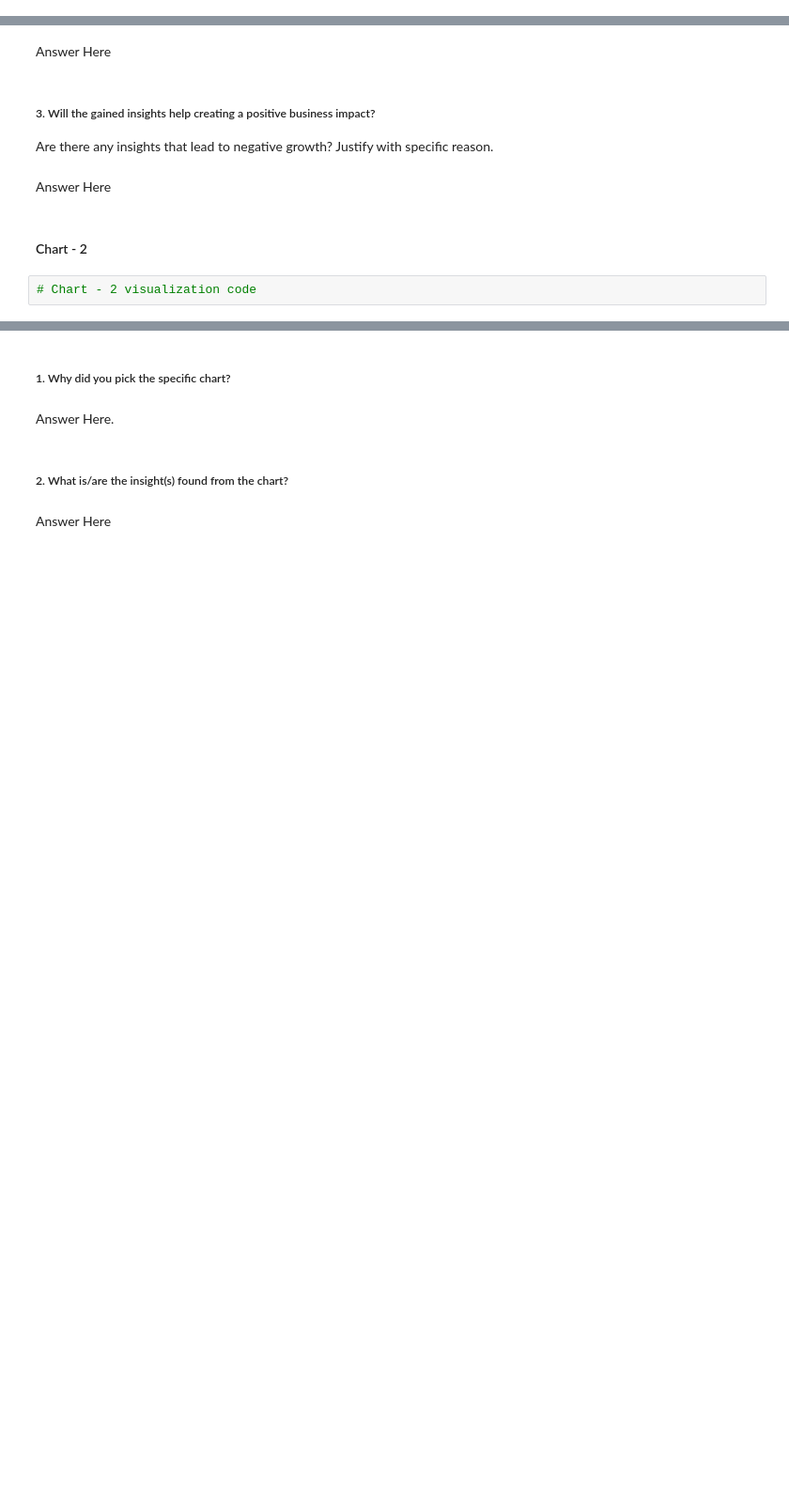
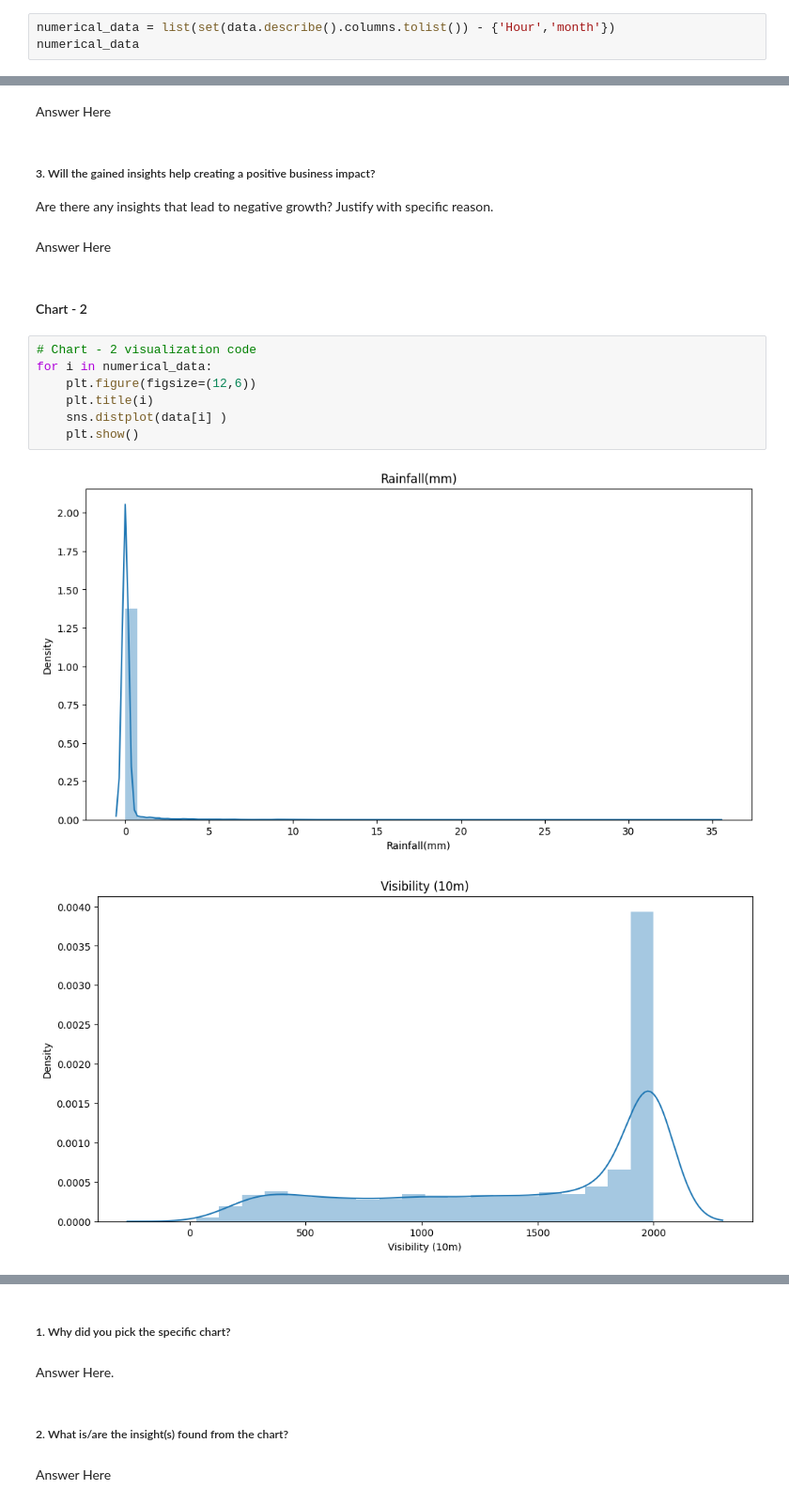
Before and after one commit to sonu9479/Bike-Sharing-Demand-Prediction, a Jupyter notebook: Bike_sharing_demand_prediction_ML_regression_model_.ipynb, the cells around one changed output, grey strips where cells are left out. Shown at 94% size. Drawn from its saved outputs; the diff is of its cells as text; blank space fills up the shorter version.

```diff
--- a/Bike_sharing_demand_prediction_ML_regression_model_.ipynb
+++ b/Bike_sharing_demand_prediction_ML_regression_model_.ipynb
@@ -278,0 +325,3 @@ memory usage: 958.2+ KB
+# %%
+numerical_data = list(set(data.describe().columns.tolist()) - {'Hour','month'})
+numerical_data
@@ -301,5 +372,13 @@ Are there any insights that lead to negative growth? Justify with specific reaso
 Answer Here
 # %% [markdown]
 #### Chart - 2
-# %%
-# Chart - 2 visualization code
+# %%
+# Chart - 2 visualization code
+for i in numerical_data:
+    plt.figure(figsize=(12,6))
+    plt.title(i)
+    sns.distplot(data[i] )
+    plt.show()
+# %% [output]
+[figure, added]
+[figure, added]
```
Also changed, not shown: parts of 32 cells of this notebook.
